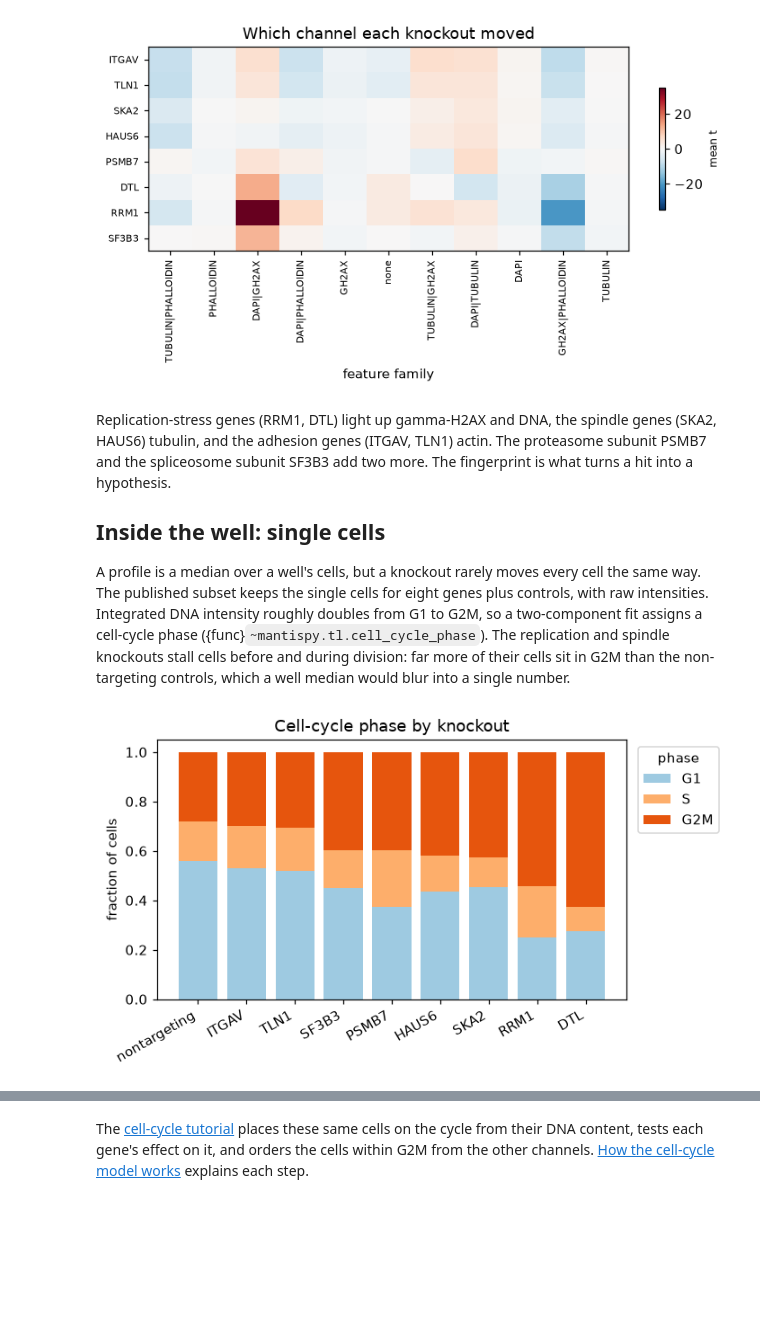
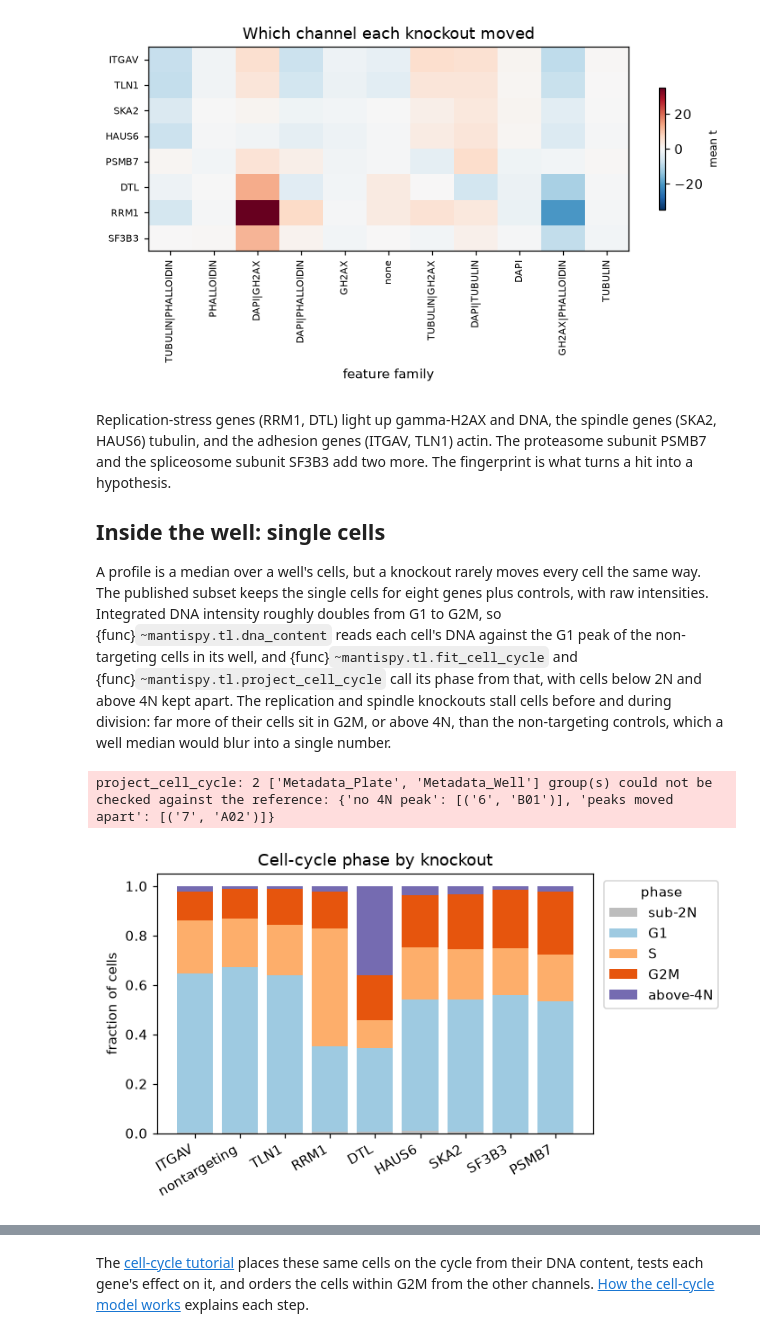
Before and after one commit to scverse/mantispy, a Jupyter notebook: docs/case_studies/optical_pooled_screens.ipynb, the cells around one changed output, grey strips where cells are left out. Cells and saved outputs as stored; diff of their text form; code cells hidden in the pictures; blank space fills up the shorter version.

```diff
--- a/docs/case_studies/optical_pooled_screens.ipynb
+++ b/docs/case_studies/optical_pooled_screens.ipynb
@@ -166,7 +166,10 @@ def plot_phase(phase):
     """Stacked bars of cell-cycle phase per knockout."""
     fig, ax = plt.subplots(figsize=(6.5, 3.8))
     bottom = np.zeros(len(phase))
-    for col, color in zip(["G1", "S", "G2M"], ["#9ecae1", "#fdae6b", "#e6550d"], strict=True):
+    colours = {"sub-2N": "#bdbdbd", "G1": "#9ecae1", "S": "#fdae6b", "G2M": "#e6550d", "above-4N": "#756bb1"}
+    for col, color in colours.items():
+        if col not in phase:
+            continue
         ax.bar(phase.index, phase[col], bottom=bottom, color=color, label=col)
         bottom += phase[col].to_numpy()
     ax.set_ylabel("fraction of cells")
@@ -390,18 +393,23 @@ The fingerprint is what turns a hit into a hypothesis.
 
 A profile is a median over a well's cells, but a knockout rarely moves every cell the same way. The published subset
 keeps the single cells for eight genes plus controls, with raw intensities. Integrated DNA intensity roughly doubles
-from G1 to G2M, so a two-component fit assigns a cell-cycle phase ({func}`~mantispy.tl.cell_cycle_phase`). The
-replication and spindle knockouts stall cells before and during division: far more of their cells sit in G2M than
-the non-targeting controls, which a well median would blur into a single number.
+from G1 to G2M, so {func}`~mantispy.tl.dna_content` reads each cell's DNA against the G1 peak of the non-targeting
+cells in its well, and {func}`~mantispy.tl.fit_cell_cycle` and {func}`~mantispy.tl.project_cell_cycle` call its
+phase from that, with cells below 2N and above 4N kept apart. The replication and spindle knockouts stall cells before
+and during division: far more of their cells sit in G2M, or above 4N, than the non-targeting controls, which a well
+median would blur into a single number.
 # %%
 cells = mt.ds.aconcagua_cells()
-mt.tl.cell_cycle_phase(cells, dna_feature="Nuclei_Intensity_IntegratedIntensity_DAPI", by="Metadata_Plate")
+mt.tl.dna_content(cells, dna_feature="Nuclei_Intensity_IntegratedIntensity_DAPI", reference="negcon")
+mt.tl.fit_cell_cycle(cells)
+mt.tl.project_cell_cycle(cells)
 
-phase = pd.crosstab(cells.obs["Metadata_Gene"], cells.obs["Metadata_CellCyclePhase"], normalize="index")
-phase = phase[["G1", "S", "G2M"]].sort_values("G2M")
+phase = pd.crosstab(cells.obs["Metadata_Gene"], cells.obs["cell_cycle_phase"], normalize="index")
+phase = phase.sort_values("G2M")
 plot_phase(phase)
 # %% [output]
+project_cell_cycle: 2 ['Metadata_Plate', 'Metadata_Well'] group(s) could not be checked against the reference: {'no 4N peak': [('6', 'B01')], 'peaks moved apart': [('7', 'A02')]}
-[figure, old version]
+[figure, new version]
 # %%
 # Each well holds every guide, so test the phase shares within each plate's wells and relabel whole guides for the null.
 mt.tl.composition_shift(
```
Also changed, not shown: parts of 2 cells of this notebook, 10 other files.
